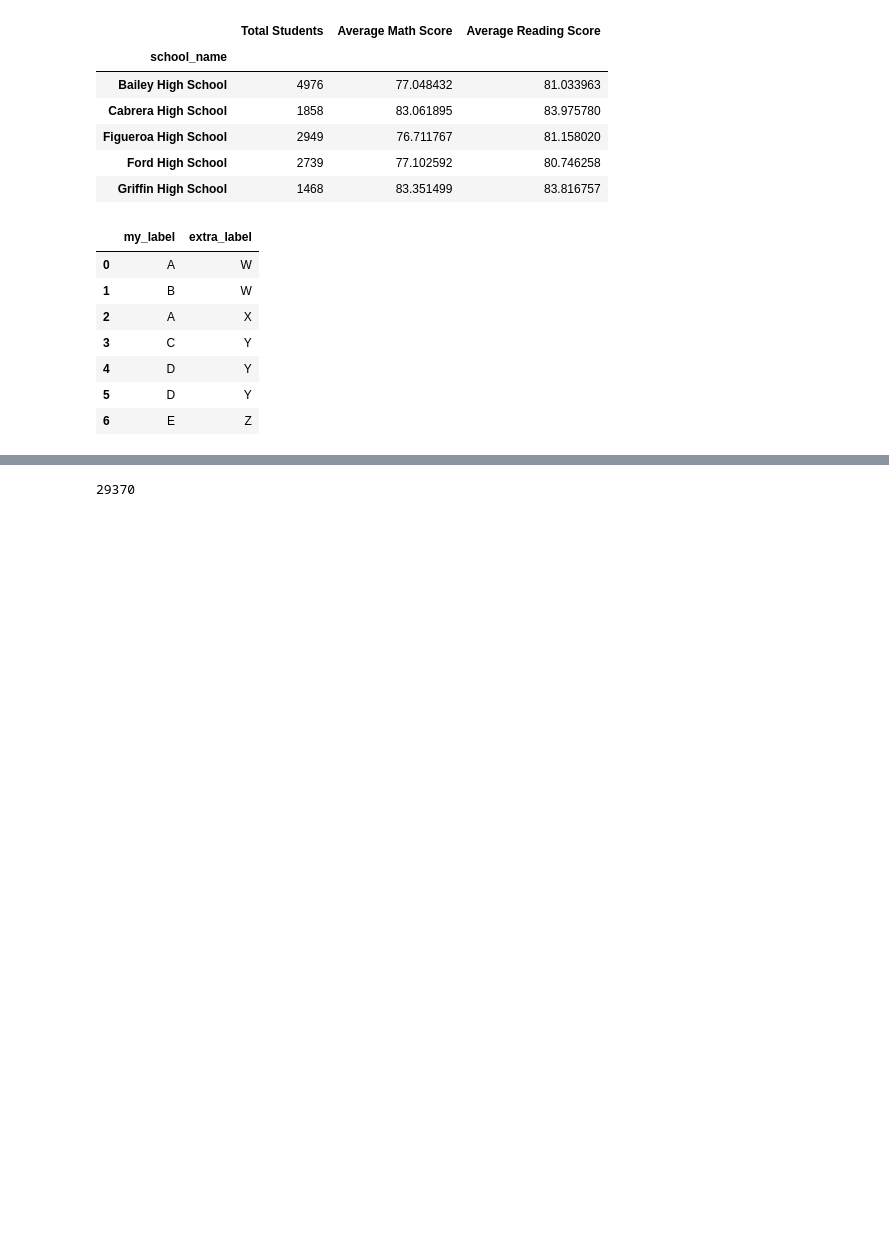
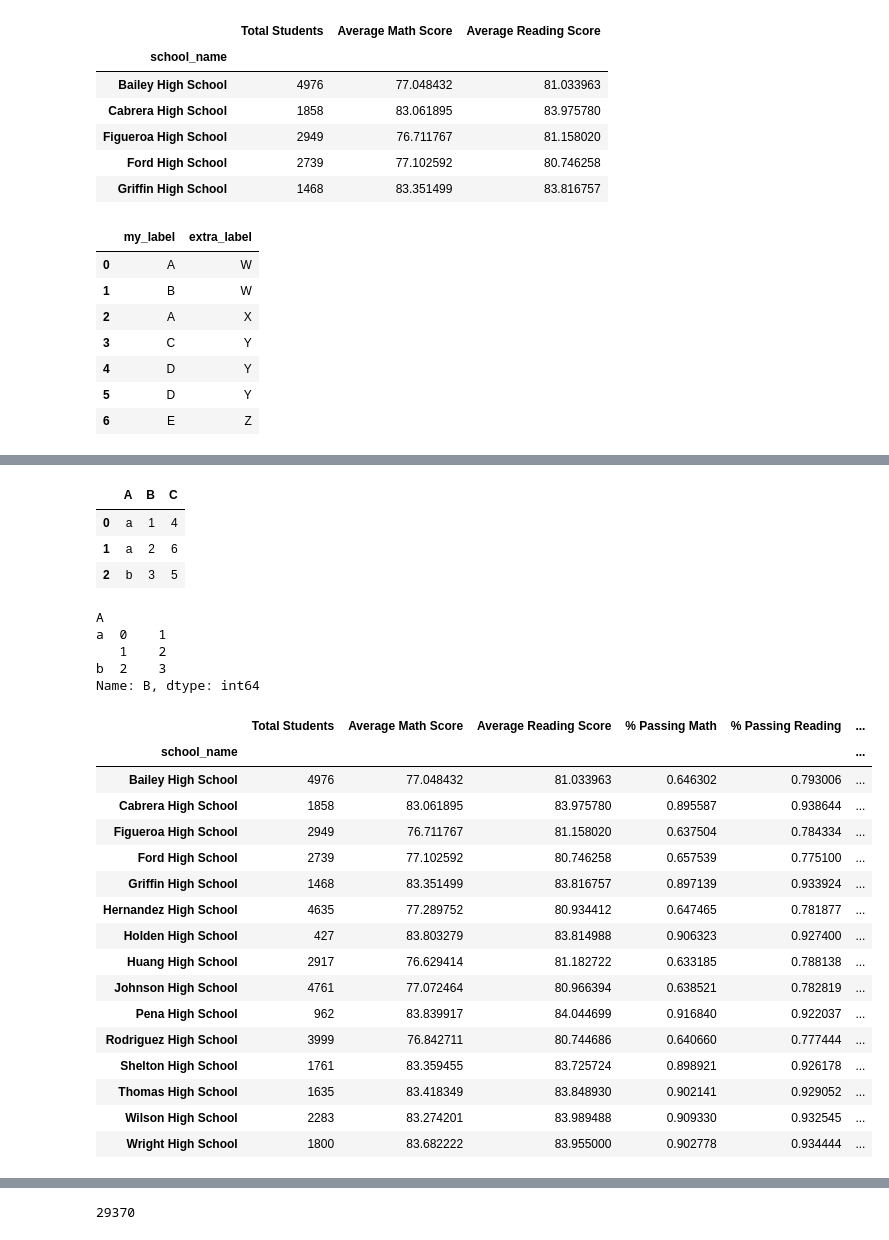
Before and after one commit to daddyjab/PythonAssignments, a Jupyter notebook: PyCitySchools/PyCitySchools-jb.ipynb, the cells around one changed output, grey strips where cells are left out. Cells and saved outputs as stored; diff of their text form; code cells hidden in the pictures; blank space fills up the shorter version.

Commit message:
Finally got per-School metrics working for passing rates - whew!

```diff
--- a/PyCitySchools/PyCitySchools-jb.ipynb
+++ b/PyCitySchools/PyCitySchools-jb.ipynb
@@ -244,3 +240,83 @@ data = grouped_count.apply(as_perc, total=df.my_label.count())
+# %%
+df
+# %% [output]
+|  | A | B | C |
+| 0 | a | 1 | 4 |
+| 1 | a | 2 | 6 |
+| 2 | b | 3 | 5 |
+# %%
+g.apply(lambda x: tfunc(x))
+# %% [output]
+A
+a  0    1
+   1    2
+b  2    3
+Name: B, dtype: int64
+# %%
+# Calculate:
+#% Passing Math
+#% Passing Reading
+#Overall Passing Rate (Average of the above two)
+
+# Function: Calculate Passing Rate
+# For each school, determine if each student passed (>=70) or failed
+#  then use this info to count "Pass" / Total Students
+#
+# Arguments:
+#   a = Series containing scores to be compared with passing threshold (70.0)
+# Return value:
+#   retval = Scalar value representing the pass rate of students
+def p_rate(a):
+    p_sc = (a > 70.0)
+    retval = p_sc[ p_sc == True ].count() / p_sc.count()
+    return retval
+
+#  percentage of students with a passing math score (70 or greater)
+sch_s_df['% Passing Math'] = sch_g.apply(lambda x: p_rate(x.math_score) )
+
+#  percentage of students with a passing reading score (70 or greater)
+sch_s_df['% Passing Reading'] = sch_g.apply(lambda x: p_rate(x.reading_score) )
+
+#  percentage of students with an overall passing score (average of % pass Math and Reading)
+sch_s_df['% Passing Overall'] = (sch_s_df['% Passing Math'] + sch_s_df['% Passing Reading'])/2.0
+sch_s_df
+
+# Function: Calculate Passing Rate for 2 subjects
+# For each school, determine if each student passed (>=70) or failed
+#  then use this info to count "Pass" / Total Students
+#
+# Arguments:
+#   a, b = Series containing scores to be compared with passing threshold (70.0)
+# Return value:
+#   retval = Scalar value representing the pass rate of students who passed both subjects
+
+def p_rate_both(a,b):
+    p_sc = (a > 70.0) & (b>70.0)
+    retval = p_sc[ p_sc == True ].count() / p_sc.count()
+    return retval
+
+#  percentage of students with a passing both math and reading (both math and reading 70 or greater)
+# pass_both = stu_d["student_name"].loc[ ( (stu_d["math_score"] >= 70.0) & (stu_d["reading_score"] >= 70.0) ) ].count() / tot_n_stu
+sch_s_df['% Passing Both Math and Reading'] = sch_g.apply(lambda x: p_rate_both(x.math_score, x.reading_score) )
+sch_s_df
+# %% [output]
+|  | Total Students | Average Math Score | Average Reading Score | % Passing Math | % Passing Reading | ... |
+| school_name |  |  |  |  |  | ... |
+| Bailey High School | 4976 | 77.048432 | 81.033963 | 0.646302 | 0.793006 | ... |
+| Cabrera High School | 1858 | 83.061895 | 83.975780 | 0.895587 | 0.938644 | ... |
+| Figueroa High School | 2949 | 76.711767 | 81.158020 | 0.637504 | 0.784334 | ... |
+| Ford High School | 2739 | 77.102592 | 80.746258 | 0.657539 | 0.775100 | ... |
+| Griffin High School | 1468 | 83.351499 | 83.816757 | 0.897139 | 0.933924 | ... |
+| Hernandez High School | 4635 | 77.289752 | 80.934412 | 0.647465 | 0.781877 | ... |
+| Holden High School | 427 | 83.803279 | 83.814988 | 0.906323 | 0.927400 | ... |
+| Huang High School | 2917 | 76.629414 | 81.182722 | 0.633185 | 0.788138 | ... |
+| Johnson High School | 4761 | 77.072464 | 80.966394 | 0.638521 | 0.782819 | ... |
+| Pena High School | 962 | 83.839917 | 84.044699 | 0.916840 | 0.922037 | ... |
+| Rodriguez High School | 3999 | 76.842711 | 80.744686 | 0.640660 | 0.777444 | ... |
+| Shelton High School | 1761 | 83.359455 | 83.725724 | 0.898921 | 0.926178 | ... |
+| Thomas High School | 1635 | 83.418349 | 83.848930 | 0.902141 | 0.929052 | ... |
+| Wilson High School | 2283 | 83.274201 | 83.989488 | 0.909330 | 0.932545 | ... |
+| Wright High School | 1800 | 83.682222 | 83.955000 | 0.902778 | 0.934444 | ... |
 # %%
 sch_g.student_name.agg(len)
 # %% [output]
```
Also changed, not shown: parts of 6 cells of this notebook.
